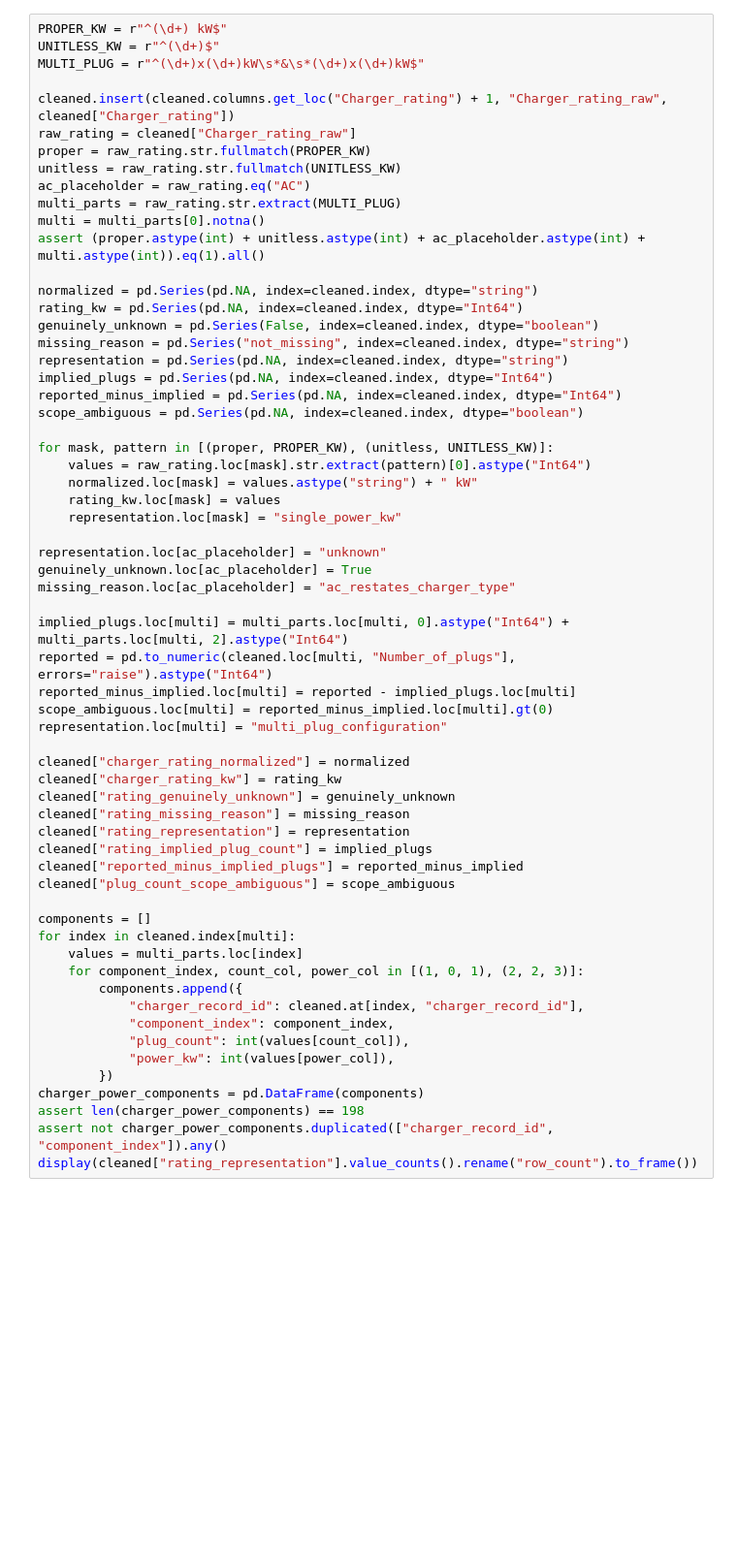
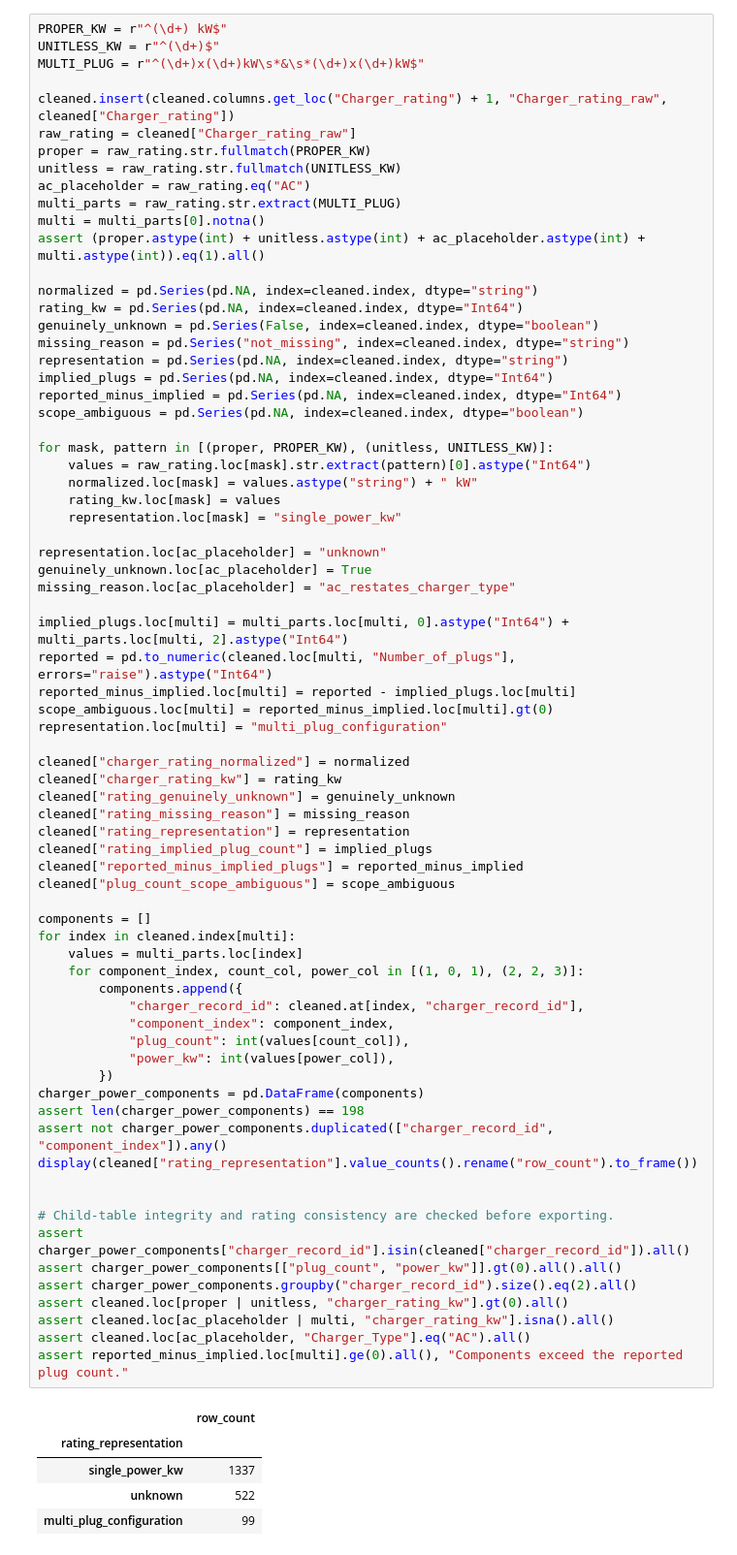
Before and after one commit to vincracker/comp5339-a1, a Jupyter notebook: notebooks/integration_quality_B.ipynb, the cells around one changed output. Shown at 97% size. Saved outputs shown, nothing was run; the diff lists cells and outputs as text; blank space fills up the shorter version.

```diff
--- a/notebooks/integration_quality_B.ipynb
+++ b/notebooks/integration_quality_B.ipynb
@@ -153,30 +311,46 @@ missing_reason.loc[ac_placeholder] = "ac_restates_charger_type"
 
 implied_plugs.loc[multi] = multi_parts.loc[multi, 0].astype("Int64") + multi_parts.loc[multi, 2].astype("Int64")
 reported = pd.to_numeric(cleaned.loc[multi, "Number_of_plugs"], errors="raise").astype("Int64")
 reported_minus_implied.loc[multi] = reported - implied_plugs.loc[multi]
 scope_ambiguous.loc[multi] = reported_minus_implied.loc[multi].gt(0)
 representation.loc[multi] = "multi_plug_configuration"
 
 cleaned["charger_rating_normalized"] = normalized
 cleaned["charger_rating_kw"] = rating_kw
 cleaned["rating_genuinely_unknown"] = genuinely_unknown
 cleaned["rating_missing_reason"] = missing_reason
 cleaned["rating_representation"] = representation
 cleaned["rating_implied_plug_count"] = implied_plugs
 cleaned["reported_minus_implied_plugs"] = reported_minus_implied
 cleaned["plug_count_scope_ambiguous"] = scope_ambiguous
 
 components = []
 for index in cleaned.index[multi]:
     values = multi_parts.loc[index]
     for component_index, count_col, power_col in [(1, 0, 1), (2, 2, 3)]:
         components.append({
             "charger_record_id": cleaned.at[index, "charger_record_id"],
             "component_index": component_index,
             "plug_count": int(values[count_col]),
             "power_kw": int(values[power_col]),
         })
 charger_power_components = pd.DataFrame(components)
 assert len(charger_power_components) == 198
 assert not charger_power_components.duplicated(["charger_record_id", "component_index"]).any()
 display(cleaned["rating_representation"].value_counts().rename("row_count").to_frame())
+
+
+# Child-table integrity and rating consistency are checked before exporting.
+assert charger_power_components["charger_record_id"].isin(cleaned["charger_record_id"]).all()
+assert charger_power_components[["plug_count", "power_kw"]].gt(0).all().all()
+assert charger_power_components.groupby("charger_record_id").size().eq(2).all()
+assert cleaned.loc[proper | unitless, "charger_rating_kw"].gt(0).all()
+assert cleaned.loc[ac_placeholder | multi, "charger_rating_kw"].isna().all()
+assert cleaned.loc[ac_placeholder, "Charger_Type"].eq("AC").all()
+assert reported_minus_implied.loc[multi].ge(0).all(), "Components exceed the reported plug count."
+# %% [output]
+|  | row_count |
+| rating_representation |  |
+| single_power_kw | 1337 |
+| unknown | 522 |
+| multi_plug_configuration | 99 |
```
Also changed, not shown: parts of 21 cells of this notebook, 8 other files.
